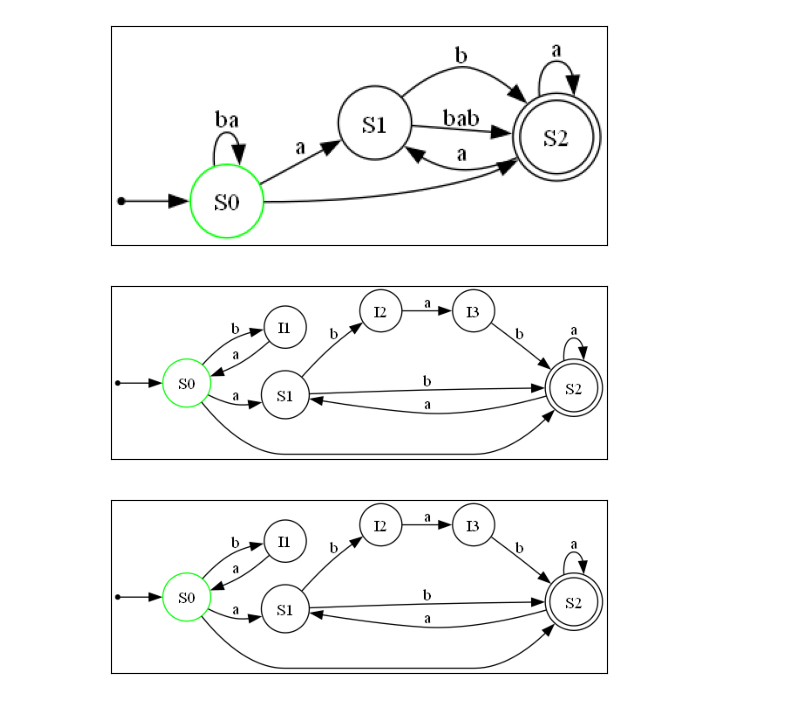
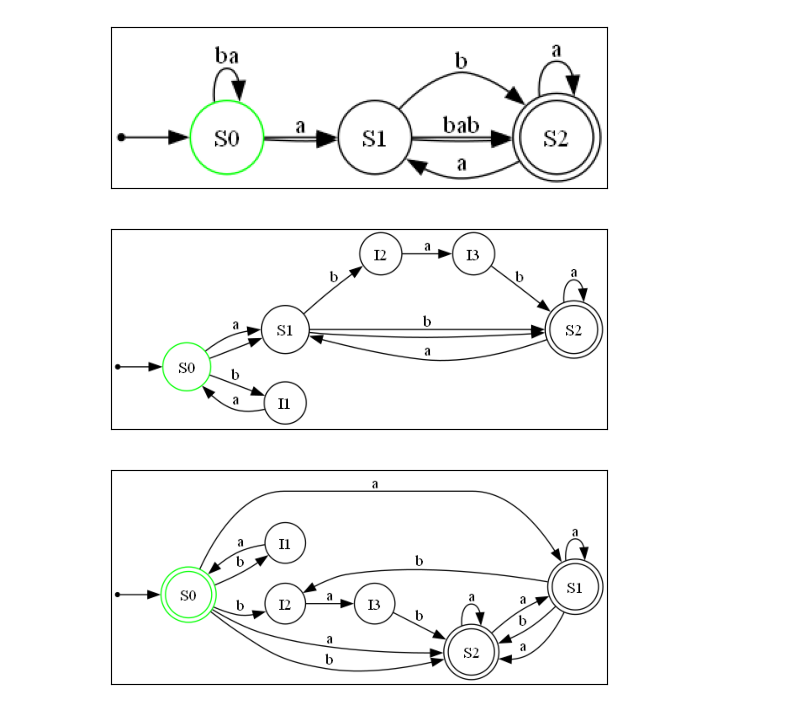
Before and after one commit to mounirmelzi/finite-state-automate, a Jupyter notebook: automate.ipynb, the cells around one changed output. Saved outputs shown, nothing was run; the diff lists cells and outputs as text; code cells hidden in the pictures.

```diff
--- a/automate.ipynb
+++ b/automate.ipynb
@@ -63,7 +63,31 @@ class Automate:
         self.I = temp_automate.I
 
     def eliminate_empty_words(self) -> None:
-        pass
+        transitions_to_delete = []
+        transitions_to_add = []
+
+        for Si in self.I:
+            for w in self.I[Si]:
+                if w:
+                    continue
+
+                for Sj in self.I[Si][w]:
+                    transitions_to_delete.append((Si, w, Sj))
+
+                    for symbol in [*self.X, ""]:
+                        for state in self.I.get(Sj, dict()).get(symbol, set()):
+                            transitions_to_add.append((Si, symbol, state))
+
+                    if Sj in self.F:
+                        self.F.add(Si)
+
+        for transition in transitions_to_delete:
+            Si, w, Sj = transition
+            self.delete_instruction(Si, w, Sj)
+
+        for transition in transitions_to_add:
+            Si, symbol, Sj = transition
+            self.add_instruction(Si, symbol, Sj)
 
     def add_instruction(self, Si, w, Sj) -> None:
         assert Si in self.S
@@ -90,6 +114,13 @@ class Automate:
                     del self.I[Si][w]
                     if not self.I[Si]:
                         del self.I[Si]
+
+    def is_simple(self):
+        for state in self.I:
+            for word in self.I[state]:
+                if len(word) != 1:
+                    return False
+        return True
 
     def render(self, directory: str = "temp", filename: str = "temp") -> None:
         g = graphviz.Digraph(format="png", directory=directory, filename=filename)
@@ -135,35 +166,37 @@ def render(automate: Automate) -> None:
 # %%
 automate = Automate(
     X={"a", "b"},
     S={"S0", "S1", "S2"},
     S0="S0",
     F={"S2"},
     I={
         "S0": {
             "a": {"S1"},
             "ba": {"S0"},
-            "": {"S2"},
+            "": {"S1"},
         },
         "S1": {
             "b": {"S2"},
             "bab": {"S2"},
+            "": {"S2"},
         },
         "S2": {
             "a": {"S1", "S2"},
         },
     },
 )
 
 render(automate)
 # %% [output]
-[figure, old version]
+[figure, new version]
 # %%
 automate.eliminate_long_words()
 render(automate)
 # %% [output]
-[figure, old version]
+[figure, new version]
 # %%
-automate.eliminate_empty_words()
+while not automate.is_simple():
+    automate.eliminate_empty_words()
 render(automate)
 # %% [output]
-[figure, old version]
+[figure, new version]
```
